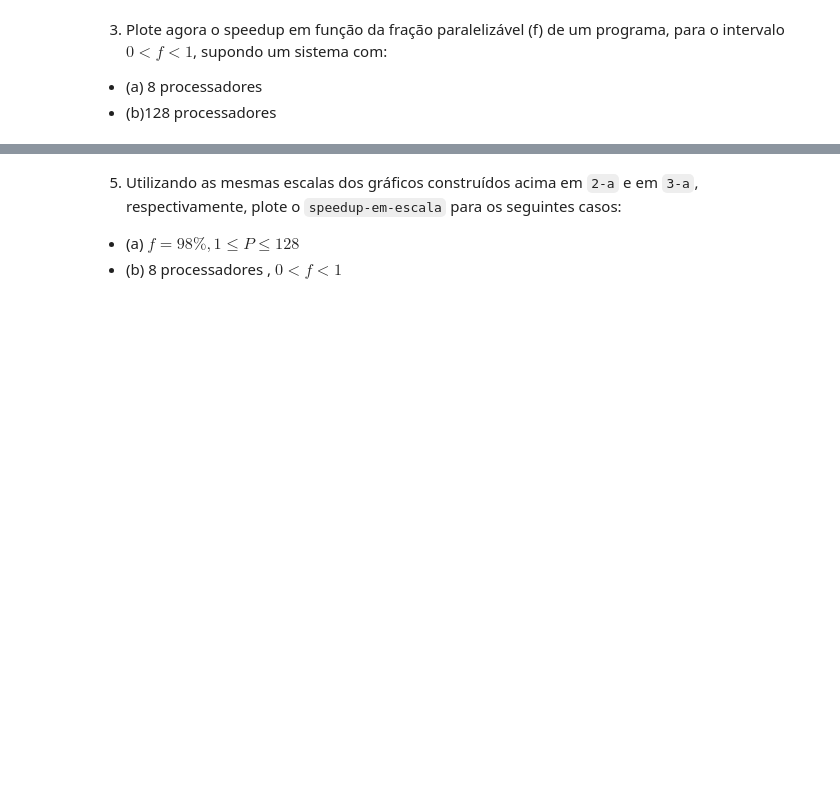
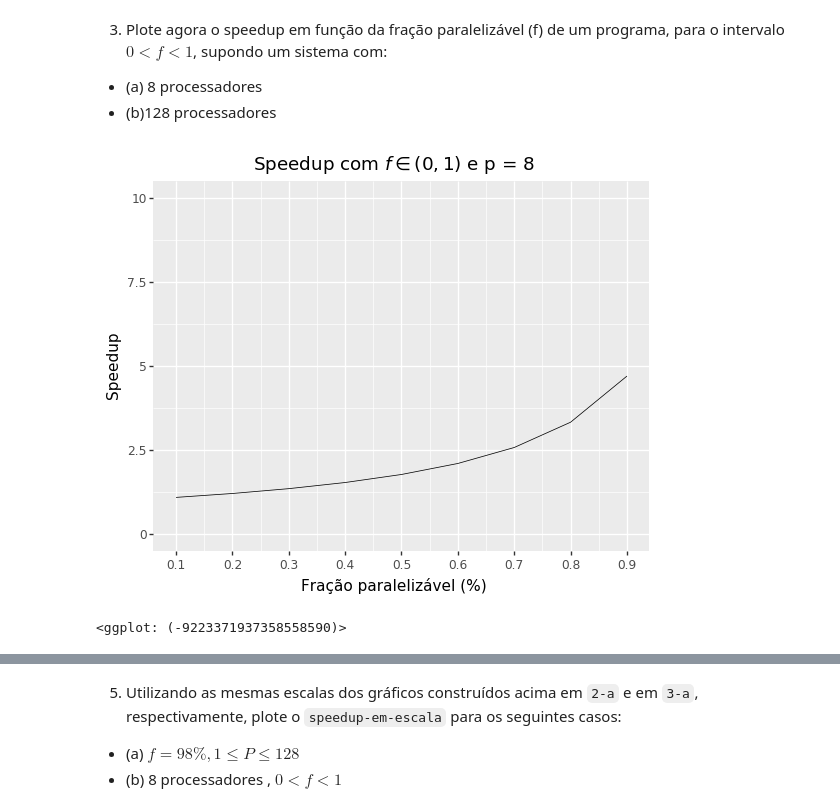
Before and after one commit to M3nin0/intro-processamento-de-alto-desempenho, a Jupyter notebook: exercicios/lista_1/lista.ipynb, the cells around one changed output, grey strips where cells are left out. Drawn from its saved outputs; the diff is of its cells as text; code cells hidden in the pictures; blank space fills up the shorter version.

```diff
--- a/exercicios/lista_1/lista.ipynb
+++ b/exercicios/lista_1/lista.ipynb
@@ -51,0 +87,10 @@ Text(0, 0.5, 'SpeedUp')
+# %%
+(ggplot(questao_a, aes(x = 'f', y = 'speedup'))
+    + geom_line(size = 0.3)
+    + xlab('Fração paralelizável (%)') + ylab('Speedup')
+    + ylim(0, 10)
+    + scale_x_continuous(breaks = questao_a['f'])
+    + ggtitle('Speedup com $f \in (0, 1)$ e p = 8'))
+# %% [output]
+[figure, added]
+<ggplot: (-9223371937358558590)>
```
Also changed, not shown: parts of 48 cells of this notebook.
